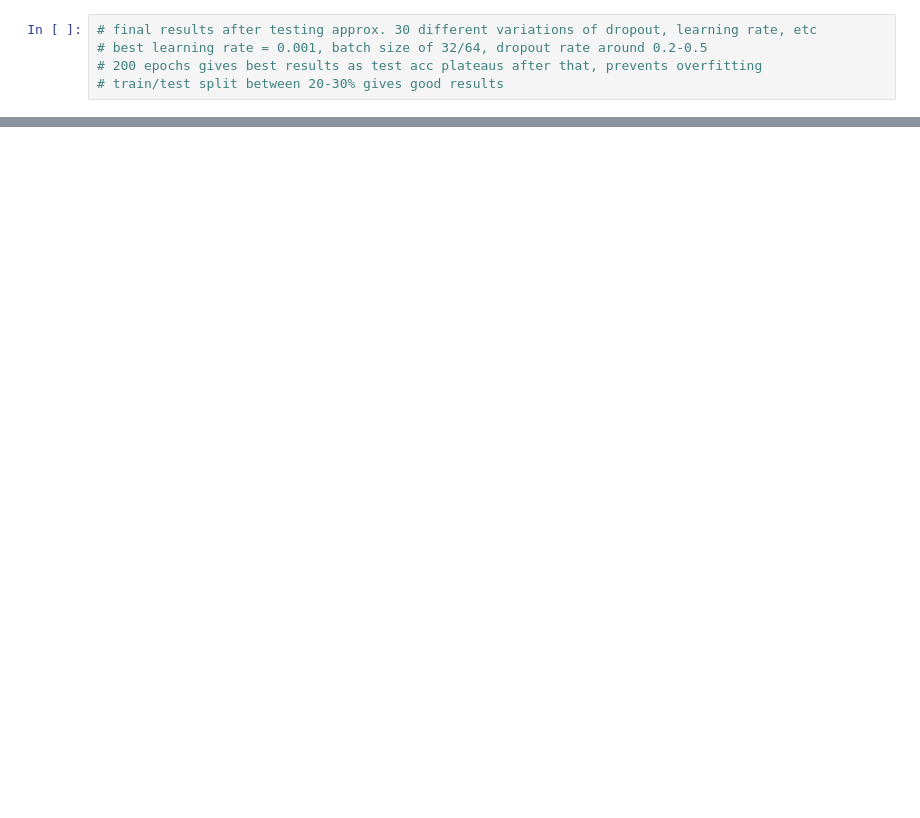
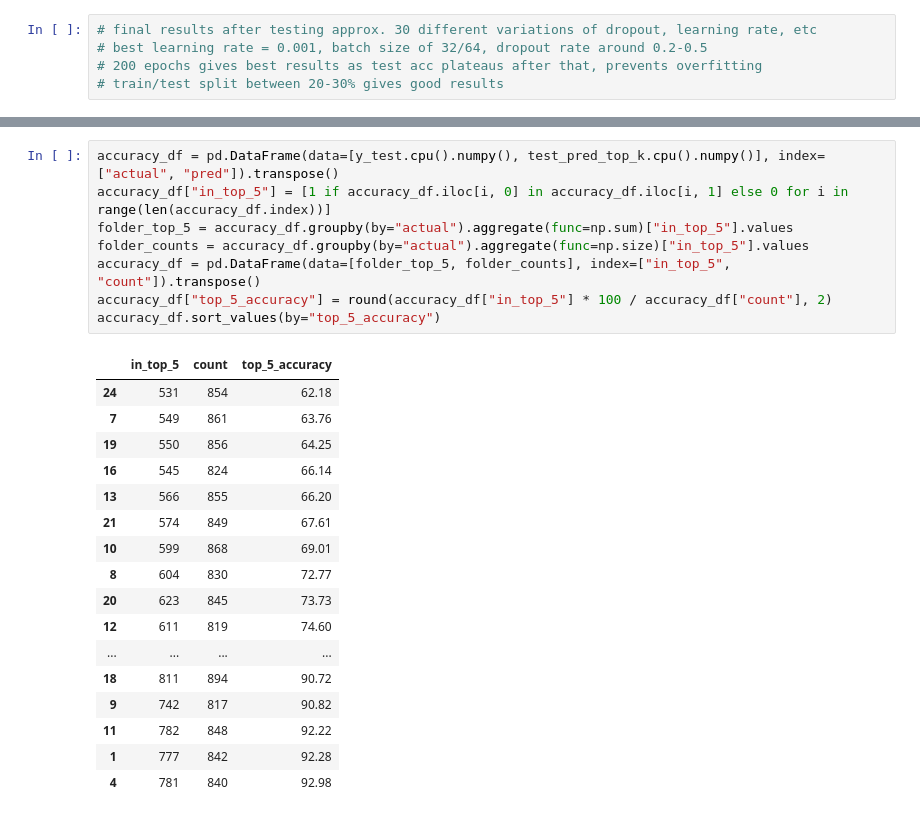
Before and after one commit to spearmintage/final-project, a Jupyter notebook: code/deeper_audio_test.ipynb, the cells around one changed output, grey strips where cells are left out. Cells and saved outputs as stored; diff of their text form; blank space fills up the shorter version.

```diff
--- a/code/deeper_audio_test.ipynb
+++ b/code/deeper_audio_test.ipynb
@@ -401,0 +425,26 @@ Top 5 Error: 72.207%
+# %%
+accuracy_df = pd.DataFrame(data=[y_test.cpu().numpy(), test_pred_top_k.cpu().numpy()], index=["actual", "pred"]).transpose()
+accuracy_df["in_top_5"] = [1 if accuracy_df.iloc[i, 0] in accuracy_df.iloc[i, 1] else 0 for i in range(len(accuracy_df.index))]
+folder_top_5 = accuracy_df.groupby(by="actual").aggregate(func=np.sum)["in_top_5"].values
+folder_counts = accuracy_df.groupby(by="actual").aggregate(func=np.size)["in_top_5"].values
+accuracy_df = pd.DataFrame(data=[folder_top_5, folder_counts], index=["in_top_5", "count"]).transpose()
+accuracy_df["top_5_accuracy"] = round(accuracy_df["in_top_5"] * 100 / accuracy_df["count"], 2)
+accuracy_df.sort_values(by="top_5_accuracy")
+# %% [output]
+|  | in_top_5 | count | top_5_accuracy |
+| 24 | 531 | 854 | 62.18 |
+| 7 | 549 | 861 | 63.76 |
+| 19 | 550 | 856 | 64.25 |
+| 16 | 545 | 824 | 66.14 |
+| 13 | 566 | 855 | 66.20 |
+| 21 | 574 | 849 | 67.61 |
+| 10 | 599 | 868 | 69.01 |
+| 8 | 604 | 830 | 72.77 |
+| 20 | 623 | 845 | 73.73 |
+| 12 | 611 | 819 | 74.60 |
+| ... | ... | ... | ... |
+| 18 | 811 | 894 | 90.72 |
+| 9 | 742 | 817 | 90.82 |
+| 11 | 782 | 848 | 92.22 |
+| 1 | 777 | 842 | 92.28 |
+| 4 | 781 | 840 | 92.98 |
```
Also changed, not shown: parts of 8 cells of this notebook, 6 other files.
